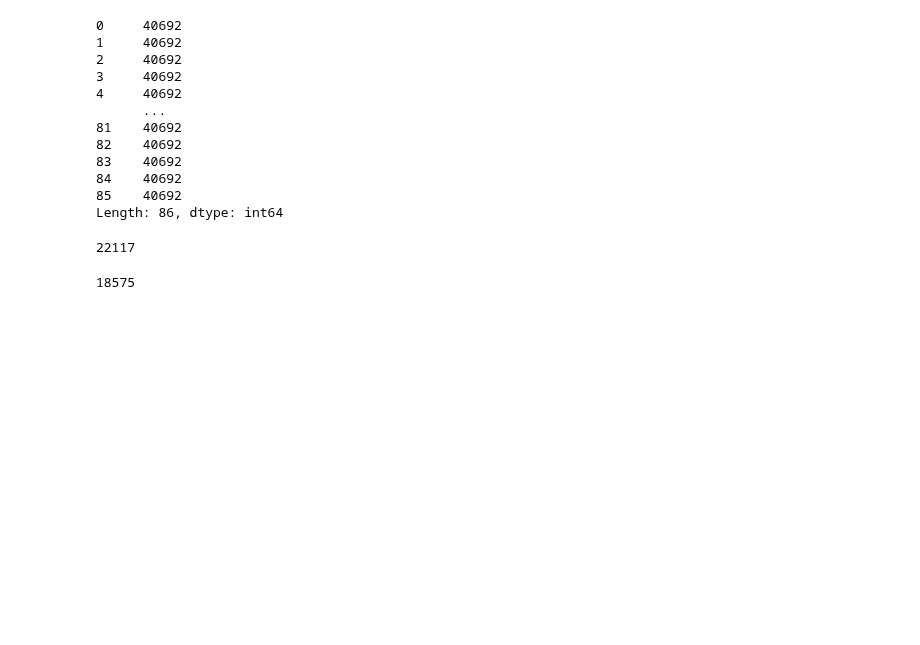
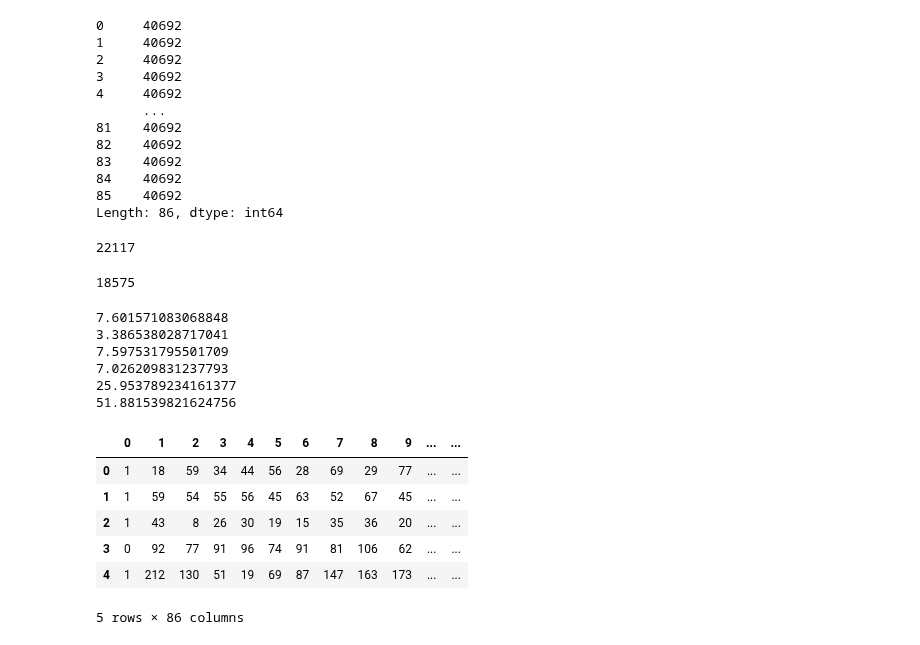
Before and after one commit to bisalgt/playground, a Jupyter notebook: learn_redpitaya/Convert raw data to csv.ipynb, the cells around one changed output. Cells and saved outputs as stored; diff of their text form; code cells hidden in the pictures; blank space fills up the shorter version.

```diff
--- a/learn_redpitaya/Convert raw data to csv.ipynb
+++ b/learn_redpitaya/Convert raw data to csv.ipynb
@@ -965,3 +965,75 @@ Length: 86, dtype: int64
 (data.iloc[:, 0] == "non_person").sum()
 # %% [output]
 18575
+# %%
+import pandas as pd
+import os, glob
+import time
+import numpy as np
+import struct
+
+begining_start_time = time.time()
+
+folder_locations = ["../../../Desktop/experiments_one. 1703/", "../../../Desktop/experiments_two 1703/", "../../../Desktop/experiments_three 1703/", "../../../Desktop/experiments_four_2003/", "../../../Desktop/experiments_five_2003/"]
+
+
+final_dataframe = pd.DataFrame()
+
+for folder in folder_locations:
+    start_time = time.time()
+    path = folder + "binaries/"
+
+    intermediate_df = pd.DataFrame()
+
+    for filename in glob.glob(os.path.join(path, '*.npy')):
+        with open(os.path.join(os.getcwd(), filename), 'r') as f: # open in readonly mode
+            data = np.load(f.name)
+            data_bytes = data.tobytes()
+
+            # header_data = []
+            # for i in struct.iter_unpack('@f', data_bytes[:64]):
+            #     header_data.append(i[0])
+
+            ultrasonic_data = []
+            for i in struct.iter_unpack('@h',data_bytes[64:]):
+                ultrasonic_data.append(i[0])
+
+            tmp_df = pd.DataFrame([ultrasonic_data])
+
+            label_output = f.name.split("/")[-1].split("_")[2]
+
+            if label_output.lower() == "p":
+                label_output = 1
+            else:
+                label_output = 0
+
+            tmp_df.insert(0, "label", [label_output,])
+
+            intermediate_df = pd.concat([intermediate_df, tmp_df])
+
+
+
+    final_dataframe = pd.concat([final_dataframe, intermediate_df])
+    print(time.time() - start_time)
+
+final_dataframe.to_csv("40k_dataframe_updated_label.csv", index=False, header=None)
+
+print(time.time() - begining_start_time)
+# %% [output]
+7.601571083068848
+3.386538028717041
+7.597531795501709
+7.026209831237793
+25.953789234161377
+51.881539821624756
+# %%
+data = pd.read_csv("40k_dataframe_updated_label.csv", header=None)
+data.head()
+# %% [output]
+|  | 0 | 1 | 2 | 3 | 4 | 5 | 6 | 7 | 8 | 9 | ... | ... |
+| 0 | 1 | 18 | 59 | 34 | 44 | 56 | 28 | 69 | 29 | 77 | ... | ... |
+| 1 | 1 | 59 | 54 | 55 | 56 | 45 | 63 | 52 | 67 | 45 | ... | ... |
+| 2 | 1 | 43 | 8 | 26 | 30 | 19 | 15 | 35 | 36 | 20 | ... | ... |
+| 3 | 0 | 92 | 77 | 91 | 96 | 74 | 91 | 81 | 106 | 62 | ... | ... |
+| 4 | 1 | 212 | 130 | 51 | 19 | 69 | 87 | 147 | 163 | 173 | ... | ... |
+5 rows × 86 columns
```
Also changed, not shown: parts of 7 cells of this notebook, 14 other files.
